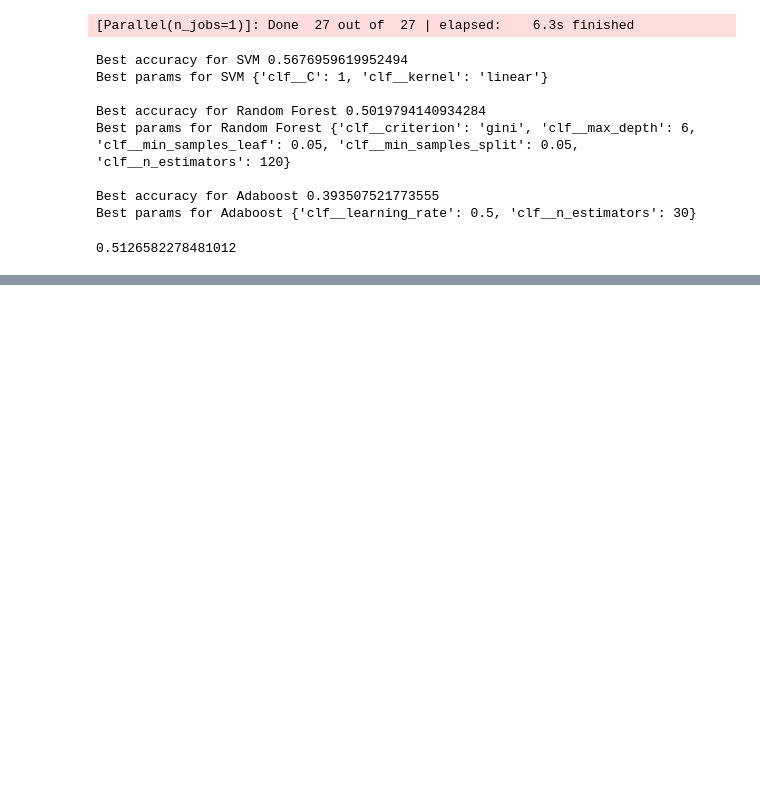
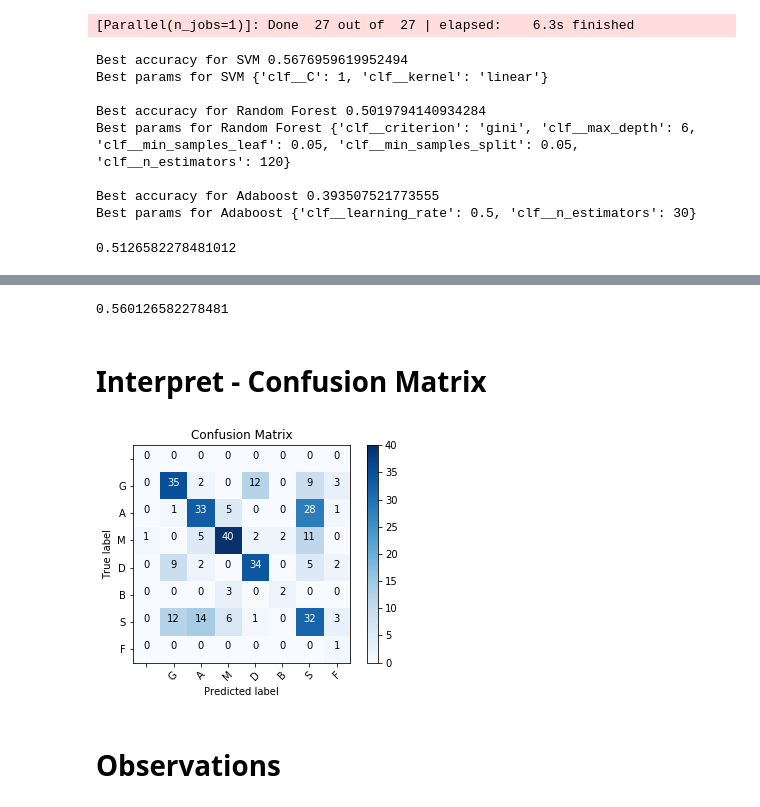
Before and after one commit to dgoldstein24/dsc-3-final-project-online-ds-pt-100118, a Jupyter notebook: student.ipynb, the cells around one changed output, grey strips where cells are left out. Drawn from its saved outputs; the diff is of its cells as text; code cells hidden in the pictures; blank space fills up the shorter version.

```diff
--- a/student.ipynb
+++ b/student.ipynb
@@ -452,0 +773,15 @@ print(accuracy_score(y_test, preds))
+# %%
+#Find classifier accuracy for SVM with best parameters
+
+from sklearn.metrics import accuracy_score
+
+pipe_svm_best = Pipeline([
+        ('clf', svm.SVC(C= 1, kernel = 'linear', random_state=123))])
+
+pipe_svm_best.fit(X_train, y_train)
+
+preds = pipe_svm_best.predict(X_test)
+
+print(accuracy_score(y_test, preds))
+# %% [output]
+0.560126582278481
@@ -452,0 +790,35 @@ print(accuracy_score(y_test, preds))
+# %% [markdown]
+# Interpret - Confusion Matrix
+# %%
+from sklearn.metrics import confusion_matrix
+import itertools
+
+#Create confusion matrix
+cnf_matrix = confusion_matrix(preds, y_test)
+
+#Plot the basics of the confusion matrix.
+plt.imshow(cnf_matrix,  cmap=plt.cm.Blues)
+
+#Title and Axis Labels
+plt.title('Confusion Matrix')
+plt.ylabel('True label')
+plt.xlabel('Predicted label')
+
+#Scale the Axess
+tick_marks = np.arange(len(list(set(list(data.Pos)))))
+plt.xticks(tick_marks, list(set(list(data.Pos))), rotation=45)
+plt.yticks(tick_marks, list(set(list(data.Pos))))
+
+#Add Labels to Each Cell
+thresh = cnf_matrix.max() / 2. #For text color
+for i, j in itertools.product(range(cnf_matrix.shape[0]), range(cnf_matrix.shape[1])):
+        plt.text(j, i, cnf_matrix[i, j],
+                 horizontalalignment="center",
+                 color="white" if cnf_matrix[i, j] > thresh else "black")
+
+#Add a Side Bar with Colors
+plt.colorbar();
+# %% [output]
+[figure, added]
+# %% [markdown]
+# Observations
```
Also changed, not shown: parts of 25 cells of this notebook.
